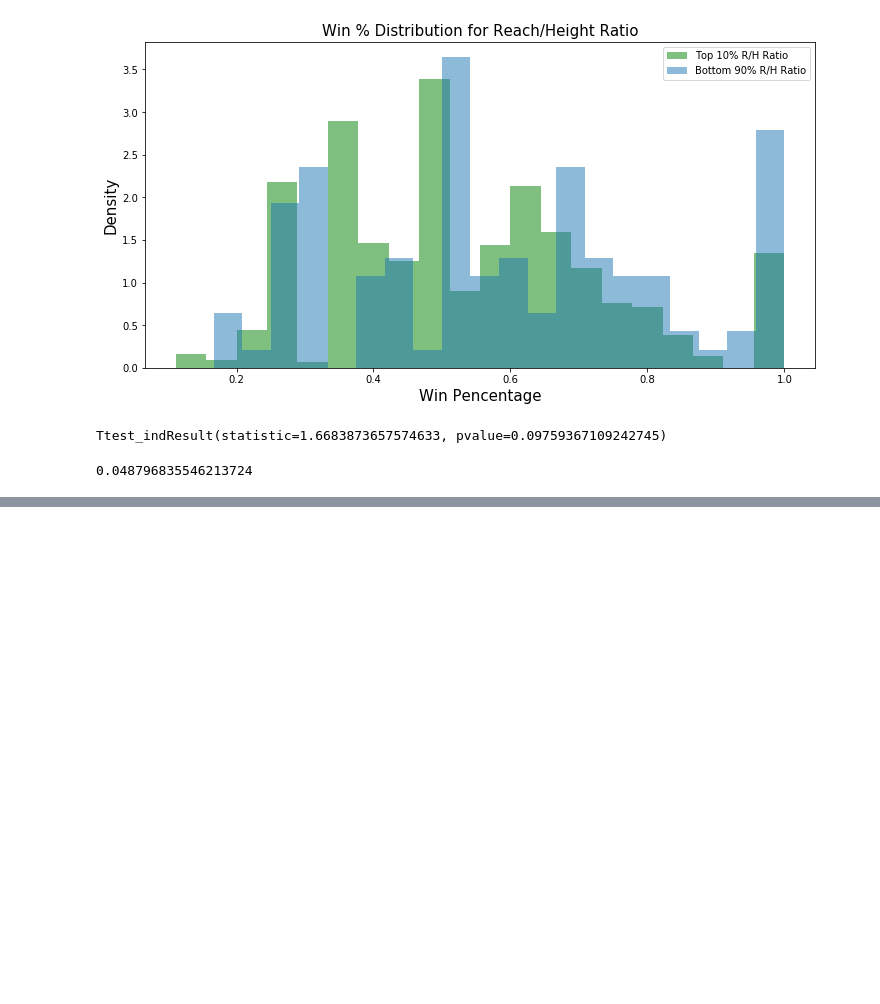
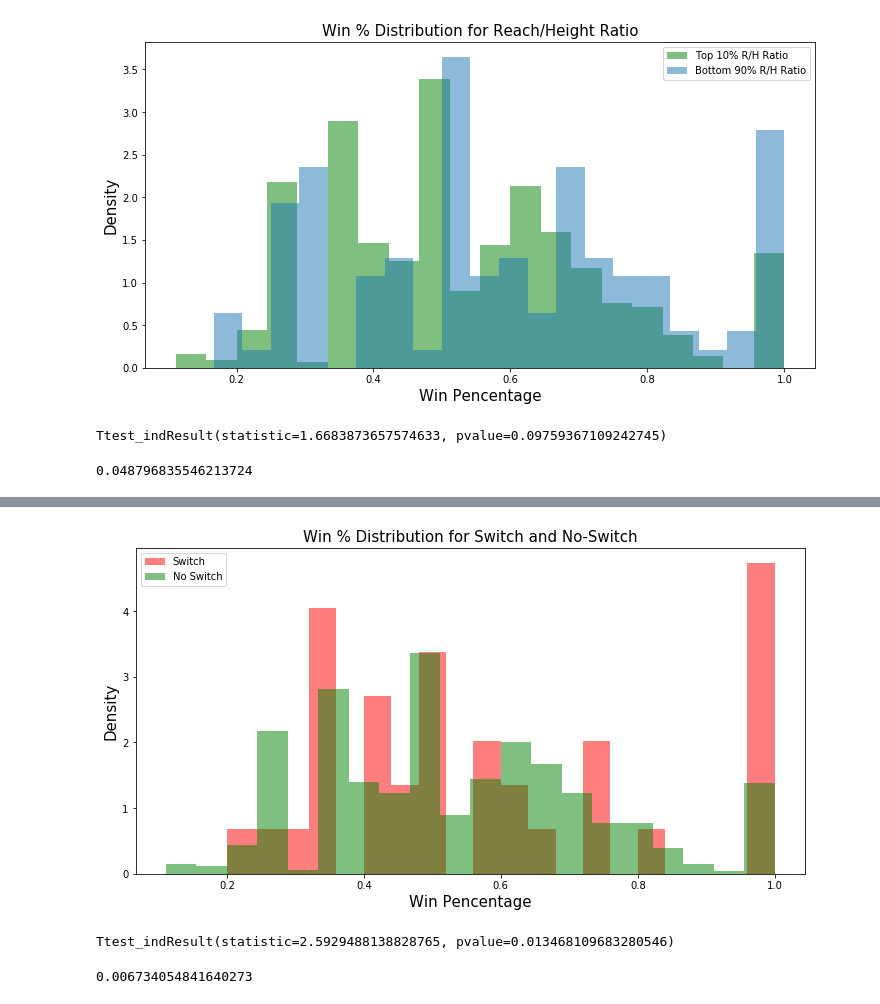
Before and after one commit to victorpena1/UFC_Analysis, a Jupyter notebook: UFC_EDA.ipynb, the cells around one changed output, grey strips where cells are left out. Drawn from its saved outputs; the diff is of its cells as text; code cells hidden in the pictures; blank space fills up the shorter version.

```diff
--- a/UFC_EDA.ipynb
+++ b/UFC_EDA.ipynb
@@ -479,0 +487,3 @@ stats.ttest_ind(rvs10, rvs90, equal_var = False)[1]/2
+# %%
+dfs = df_rhr_cl[df_rhr_cl.Stance =='Switch']
+dfns = df_rhr_cl[df_rhr_cl.Stance !='Switch']
@@ -479,0 +499,28 @@ stats.ttest_ind(rvs10, rvs90, equal_var = False)[1]/2
+# %%
+dfs_win = dfs.merge(df_ff, how = 'inner', left_on='Name', right_on = 'f1')
+dfs_win['f1s.win'] = dfs_win['f1.result']
+dfs_win['f1s.win'] = dfs_win['f1s.win'].map(lambda x: winner(x))
+dfs_perwin = dfs_win.groupby(by='Name').sum()
+dfs_percount = dfs_win.groupby(by='Name').count()
+dfs_perwin['win_per']= dfs_perwin['f1s.win']/dfs_percount['f1s.win']
+dfs_perwin_nz = dfs_perwin[dfs_perwin['win_per'] > 0]
+# %%
+dfns_win = dfns.merge(df_ff, how = 'inner', left_on='Name', right_on = 'f1')
+dfns_win['f1s.win'] = dfns_win['f1.result']
+dfns_win['f1s.win'] = dfns_win['f1s.win'].map(lambda x: winner(x))
+dfns_perwin = dfns_win.groupby(by='Name').sum()
+dfns_percount = dfns_win.groupby(by='Name').count()
+dfns_perwin['win_per']= dfns_perwin['f1s.win']/dfns_percount['f1s.win']
+dfns_perwin_nz = dfns_perwin[dfns_perwin['win_per'] > 0]
+# %%
+fig, ax = plt.subplots(figsize= (12,6))
+ax.hist(dfs_perwin_nz['win_per'], bins = 20, alpha =0.5, color='r',density = True, label = 'Switch')
+ax.hist(dfns_perwin_nz['win_per'], bins = 20, alpha =0.5 ,color='g', density = True, label = 'No Switch')
+ax.set_title("Win % Distribution for Switch and No-Switch", fontsize = 15)
+ax.set_ylabel("Density", fontsize = 15)
+ax.set_xlabel("Win Pencentage", fontsize = 15)
+#plt.xticks(df_by_st.index, rotation='vertical', fontsize = 12)
+ax.legend()
+fig.show()
+# %% [output]
+[figure, added]
@@ -479,0 +537,8 @@ stats.ttest_ind(rvs10, rvs90, equal_var = False)[1]/2
+# %%
+stats.ttest_ind(rvssw, rvsnsw, equal_var = False)
+# %% [output]
+Ttest_indResult(statistic=2.5929488138828765, pvalue=0.013468109683280546)
+# %%
+stats.ttest_ind(rvssw, rvsnsw, equal_var = False)[1]/2
+# %% [output]
+0.006734054841640273
```
Also changed, not shown: parts of 5 cells of this notebook, 1 other file.
